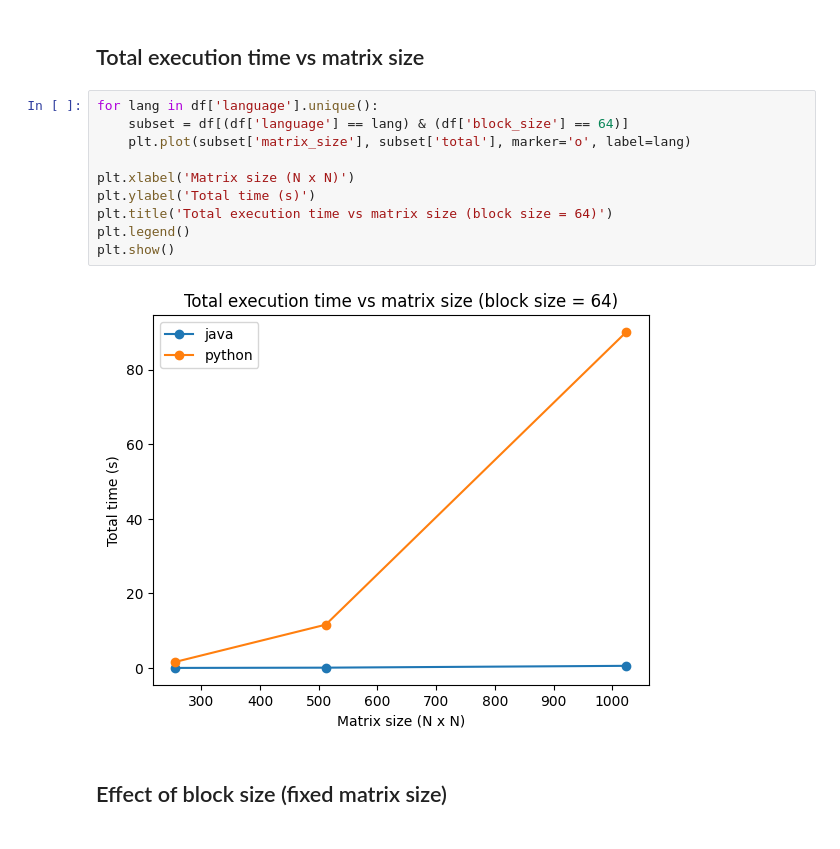
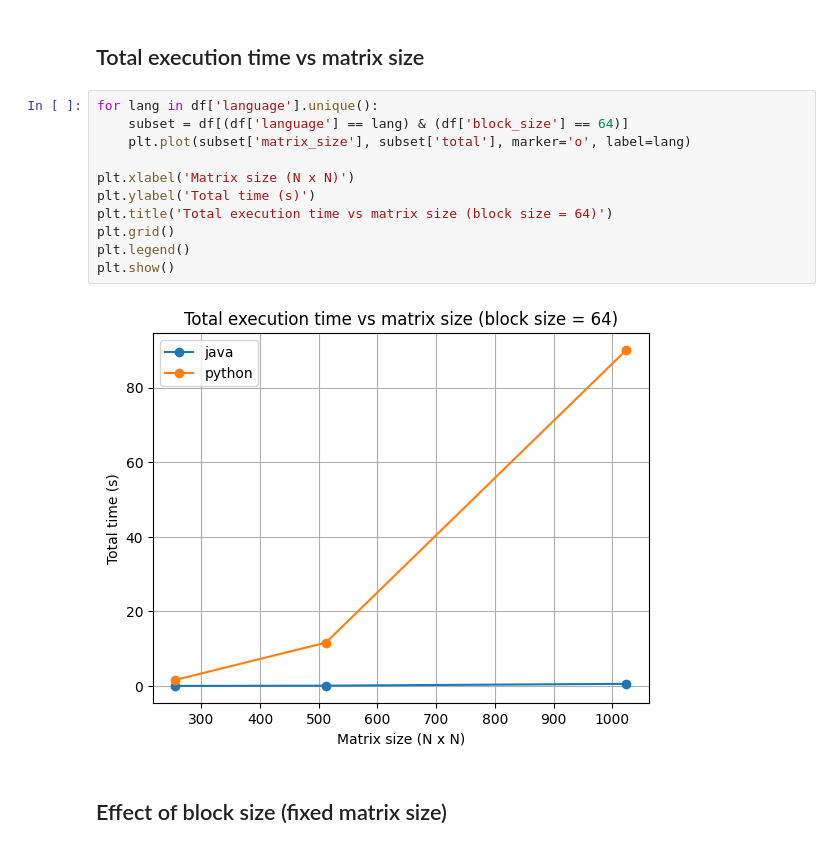
Before and after one commit to idkguedess/BigData-Task4, a Jupyter notebook: analysis.ipynb, the cells around one changed output. Drawn from its saved outputs; the diff is of its cells as text.

```diff
--- a/analysis.ipynb
+++ b/analysis.ipynb
@@ -33,15 +33,16 @@ df
 # %%
 for lang in df['language'].unique():
     subset = df[(df['language'] == lang) & (df['block_size'] == 64)]
     plt.plot(subset['matrix_size'], subset['total'], marker='o', label=lang)
 
 plt.xlabel('Matrix size (N x N)')
 plt.ylabel('Total time (s)')
 plt.title('Total execution time vs matrix size (block size = 64)')
+plt.grid()
 plt.legend()
 plt.show()
 # %% [output]
-[figure, old version]
+[figure, new version]
 # %% [markdown]
 ## Effect of block size (fixed matrix size)
 # %%
```
Also changed, not shown: parts of 2 cells of this notebook, 1 other file.
